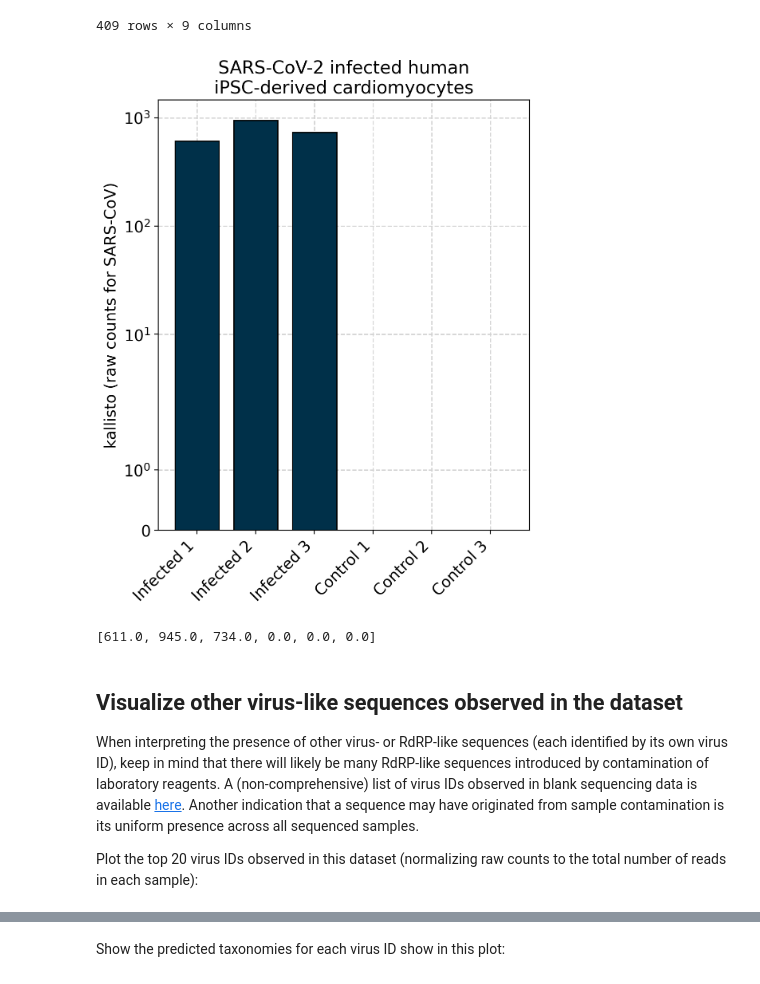
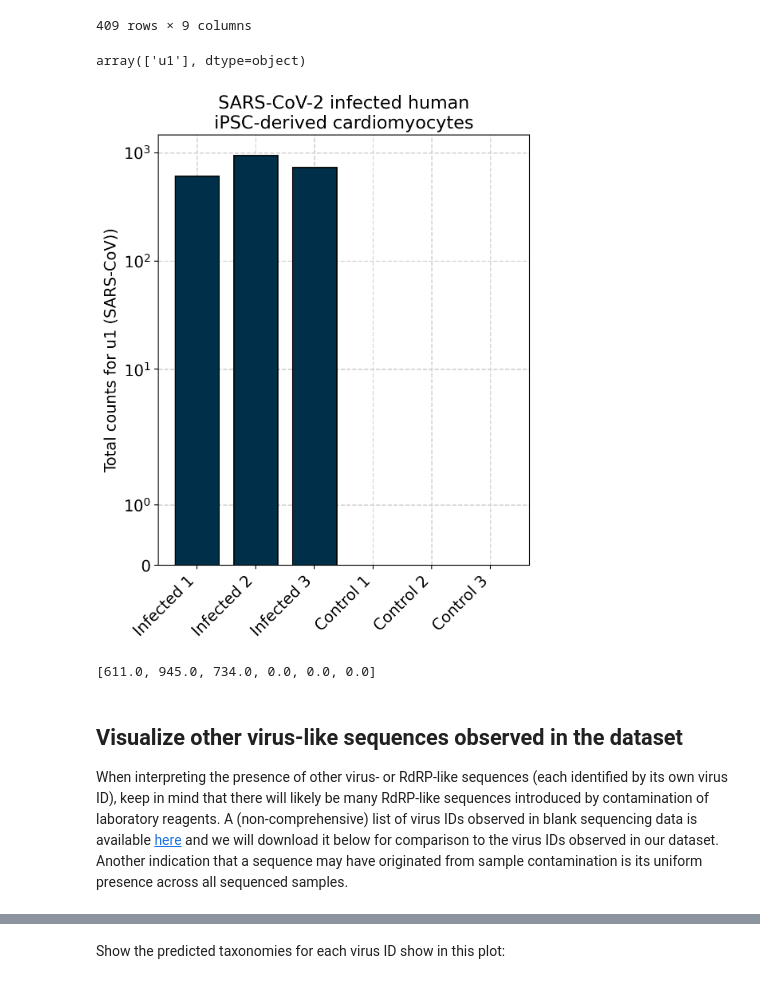
Before and after one commit to pachterlab/kb_docs, a Jupyter notebook: docs/source/translated/notebooks/virus_detection_bulk.ipynb, the cells around one changed output, grey strips where cells are left out. Drawn from its saved outputs; the diff is of its cells as text; code cells hidden in the pictures.

```diff
--- a/docs/source/translated/notebooks/virus_detection_bulk.ipynb
+++ b/docs/source/translated/notebooks/virus_detection_bulk.ipynb
@@ -323,51 +359,50 @@ tax_df[tax_df["species"].str.contains("Severe acute respiratory syndrome")]
 | 407 | u9771 | u1 | Pisuviricota | Pisoniviricetes | Nidovirales | Coronaviridae | Betacoronavirus | Severe acute respiratory syndrome... | +ssRNA |
 | 408 | u992 | u1 | Pisuviricota | Pisoniviricetes | Nidovirales | Coronaviridae | Betacoronavirus | Severe acute respiratory syndrome... | +ssRNA |
 409 rows × 9 columns
+# %%
+# Target virus IDs to plot (here, SARS-CoV)
+target_ids = tax_df[tax_df["species"].str.contains("Severe acute respiratory syndrome-related coronavirus")]["rep_ID"].unique()
+target_ids
+# %% [output]
+array(['u1'], dtype=object)
 # %%
 fig, ax = plt.subplots(figsize=(6, 7))
 fontsize = 14
 width = 0.75
 
 samples = adata.obs.index.values
 x_labels = adata.obs["sample"].values
-
-# Target virus IDs to plot (here, SARS-CoV)
-target_ids = tax_df[tax_df["species"].str.contains("Severe acute respiratory syndrome-related coronavirus")]["rep_ID"].unique()
 
 # Plot total raw counts
 counts = []
 labels = samples
 for sample in samples:
     counts.append(adata.X[adata.obs.index == sample, adata.var.index.isin(target_ids)].sum())
 
 x = np.arange(len(labels))
 
 ax.bar(x, counts, width=width, color="#003049", edgecolor="black")
 
+# Adjust figure labels and axes
 ax.set_yscale("symlog")
-ax.set_ylabel("kallisto (raw counts for SARS-CoV)", fontsize=fontsize)
+ax.set_ylabel(f"Total counts for {target_ids[0]} (SARS-CoV))", fontsize=fontsize)
 # ax.set_xlabel("Sample", fontsize=fontsize)
-
 ax.set_xticks(x, x_labels, rotation=45, ha="right")
-
 ax.tick_params(axis="both", labelsize=fontsize)
 ax.set_title(f"SARS-CoV-2 infected human\niPSC-derived cardiomyocytes", fontsize=fontsize+2)
-
 ax.grid(True, which="both", color="lightgray", ls="--", lw=1)
 ax.set_axisbelow(True)
 
 # Save figure
 fig.savefig("sars_cov_rdrp_count.png", dpi=300, bbox_inches="tight")
 
 fig.show()
 # %% [output]
-[figure, old version]
+[figure, new version]
 # %%
 counts
 # %% [output]
 [611.0, 945.0, 734.0, 0.0, 0.0, 0.0]
 # %% [markdown]
 ## Visualize other virus-like sequences observed in the dataset
-When interpreting the presence of other virus- or RdRP-like sequences (each identified by its own virus ID), keep in mind that there will likely be many RdRP-like sequences introduced by contamination of laboratory reagents. A (non-comprehensive) list of virus IDs observed in blank sequencing data is available [here](https://github.com/pachterlab/LSCHWCP_2023/blob/main/viruses_in_blank_reagents/total_raw_count_per_virus_id_in_laboratory_reagents.csv). Another indication that a sequence may have originated from sample contamination is its uniform presence across all sequenced samples.
-
-Plot the top 20 virus IDs observed in this dataset (normalizing raw counts to the total number of reads in each sample):
+When interpreting the presence of other virus- or RdRP-like sequences (each identified by its own virus ID), keep in mind that there will likely be many RdRP-like sequences introduced by contamination of laboratory reagents. A (non-comprehensive) list of virus IDs observed in blank sequencing data is available [here](https://github.com/pachterlab/LSCHWCP_2023/blob/main/viruses_in_blank_reagents/total_raw_count_per_virus_id_in_laboratory_reagents.csv) and we will download it below for comparison to the virus IDs observed in our dataset. Another indication that a sequence may have originated from sample contamination is its uniform presence across all sequenced samples.
```
Also changed, not shown: parts of 17 cells of this notebook.
